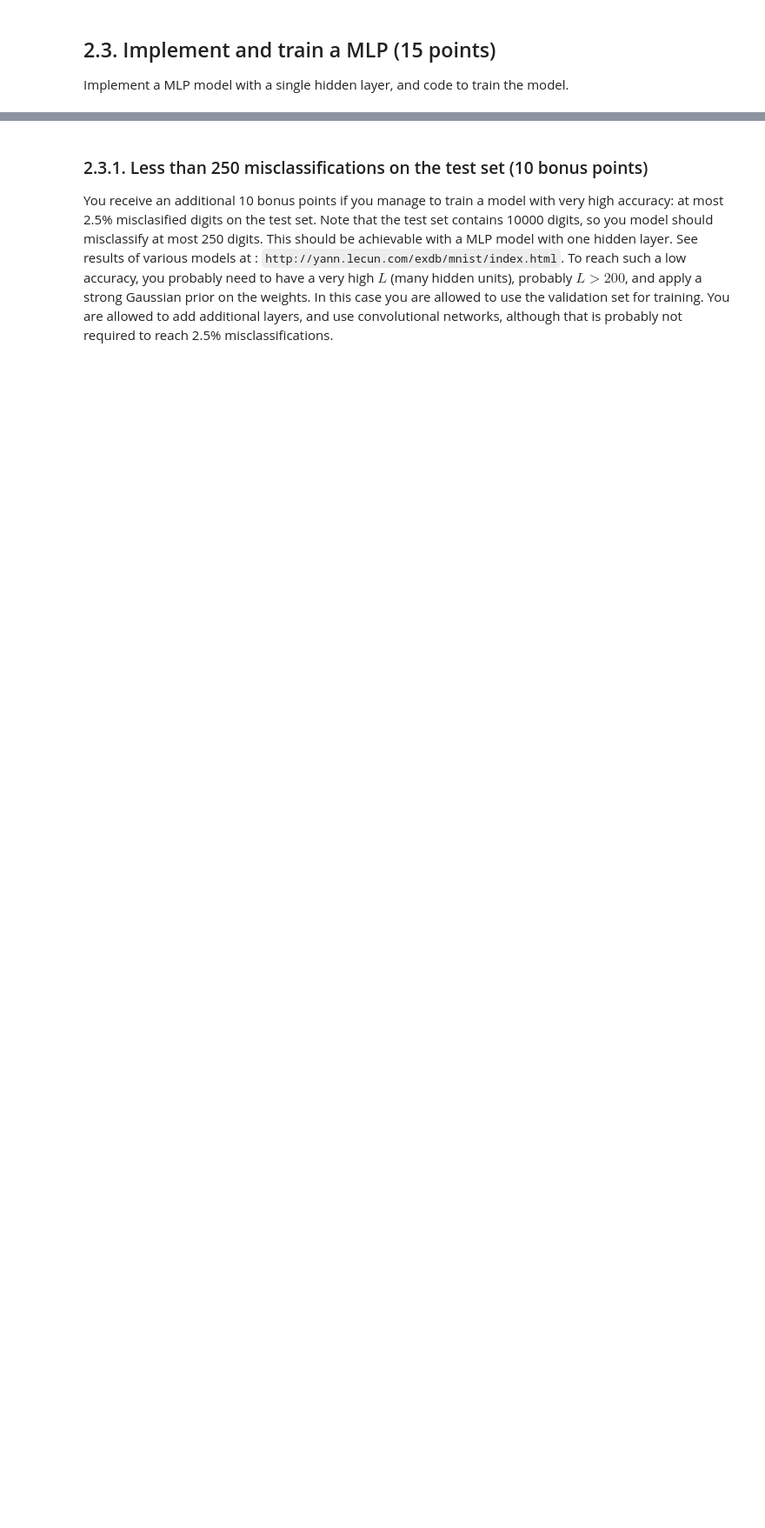
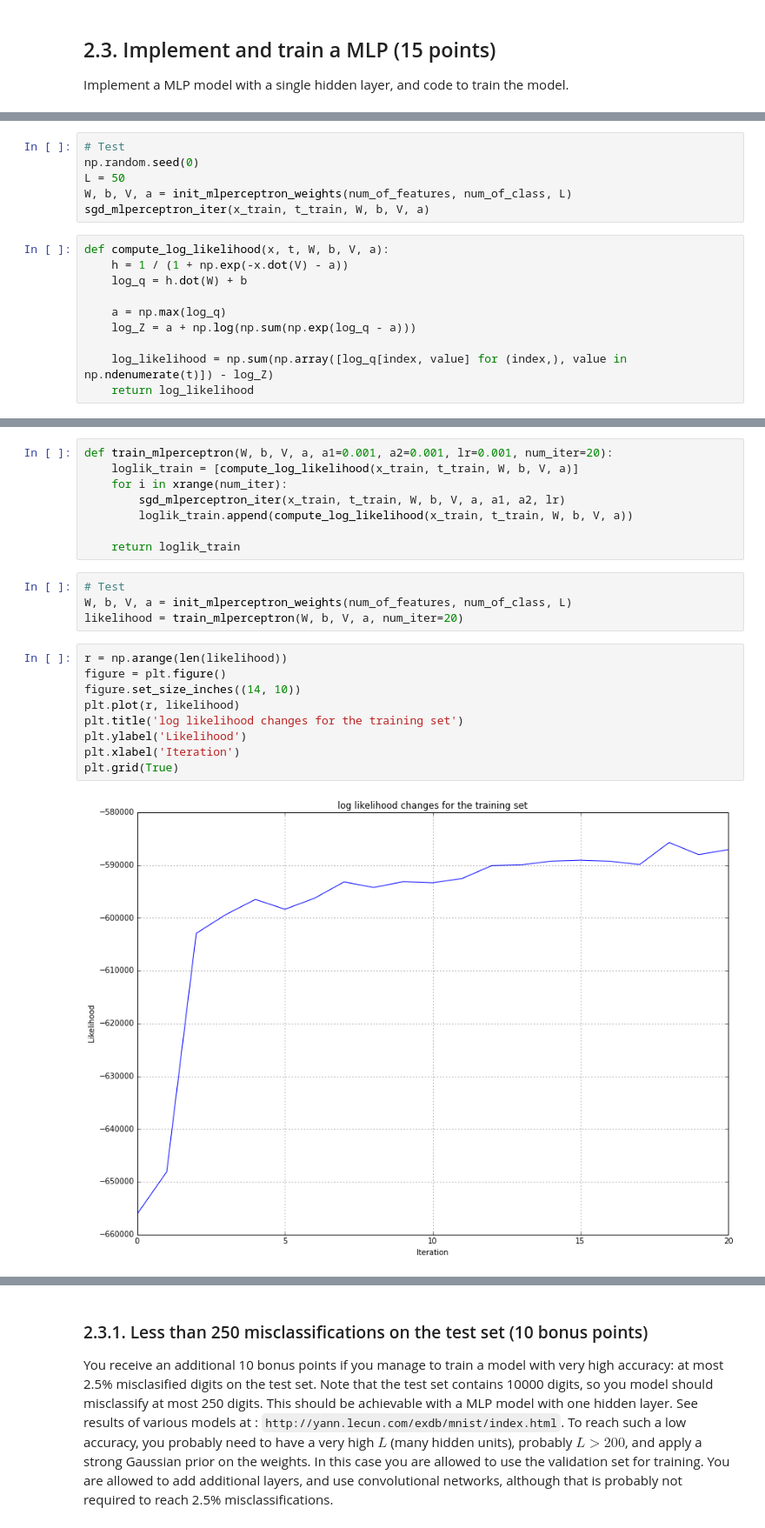
Before and after one commit to Ignotus/uva-machine-learning, a Jupyter notebook: Lab2/Lab2.ipynb, the cells around one changed output, grey strips where cells are left out. Shown: that part at 87% size. Cells and saved outputs as stored; diff of their text form; blank space fills up the shorter version.

```diff
--- a/Lab2/Lab2.ipynb
+++ b/Lab2/Lab2.ipynb
@@ -405,0 +478,16 @@ Implement a MLP model with a single hidden layer, and code to train the model.
+# %%
+# Test
+np.random.seed(0)
+L = 50
+W, b, V, a = init_mlperceptron_weights(num_of_features, num_of_class, L)
+sgd_mlperceptron_iter(x_train, t_train, W, b, V, a)
+# %%
+def compute_log_likelihood(x, t, W, b, V, a):
+    h = 1 / (1 + np.exp(-x.dot(V) - a))
+    log_q = h.dot(W) + b
+
+    a = np.max(log_q)
+    log_Z = a + np.log(np.sum(np.exp(log_q - a)))
+
+    log_likelihood = np.sum(np.array([log_q[index, value] for (index,), value in np.ndenumerate(t)]) - log_Z)
+    return log_likelihood
@@ -405,0 +499,23 @@ Implement a MLP model with a single hidden layer, and code to train the model.
+# %%
+def train_mlperceptron(W, b, V, a, a1=0.001, a2=0.001, lr=0.001, num_iter=20):
+    loglik_train = [compute_log_likelihood(x_train, t_train, W, b, V, a)]
+    for i in xrange(num_iter):
+        sgd_mlperceptron_iter(x_train, t_train, W, b, V, a, a1, a2, lr)
+        loglik_train.append(compute_log_likelihood(x_train, t_train, W, b, V, a))
+
+    return loglik_train
+# %%
+# Test
+W, b, V, a = init_mlperceptron_weights(num_of_features, num_of_class, L)
+likelihood = train_mlperceptron(W, b, V, a, num_iter=20)
+# %%
+r = np.arange(len(likelihood))
+figure = plt.figure()
+figure.set_size_inches((14, 10))
+plt.plot(r, likelihood)
+plt.title('log likelihood changes for the training set')
+plt.ylabel('Likelihood')
+plt.xlabel('Iteration')
+plt.grid(True)
+# %% [output]
+[figure, added]
```
Also changed, not shown: parts of 19 cells of this notebook.
